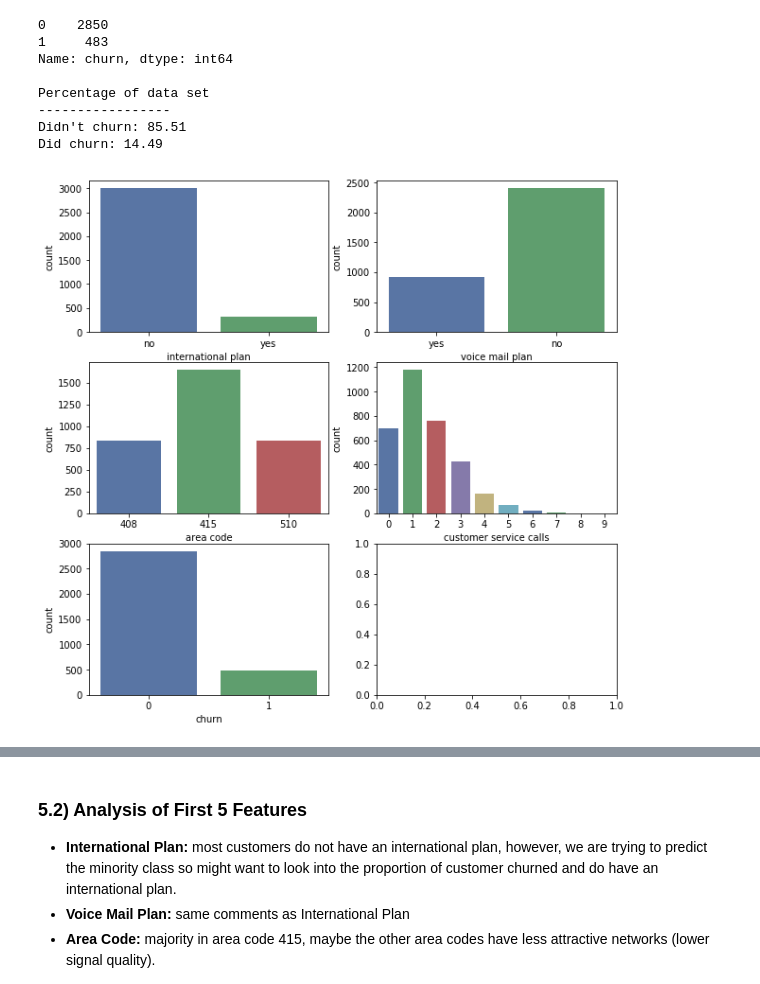
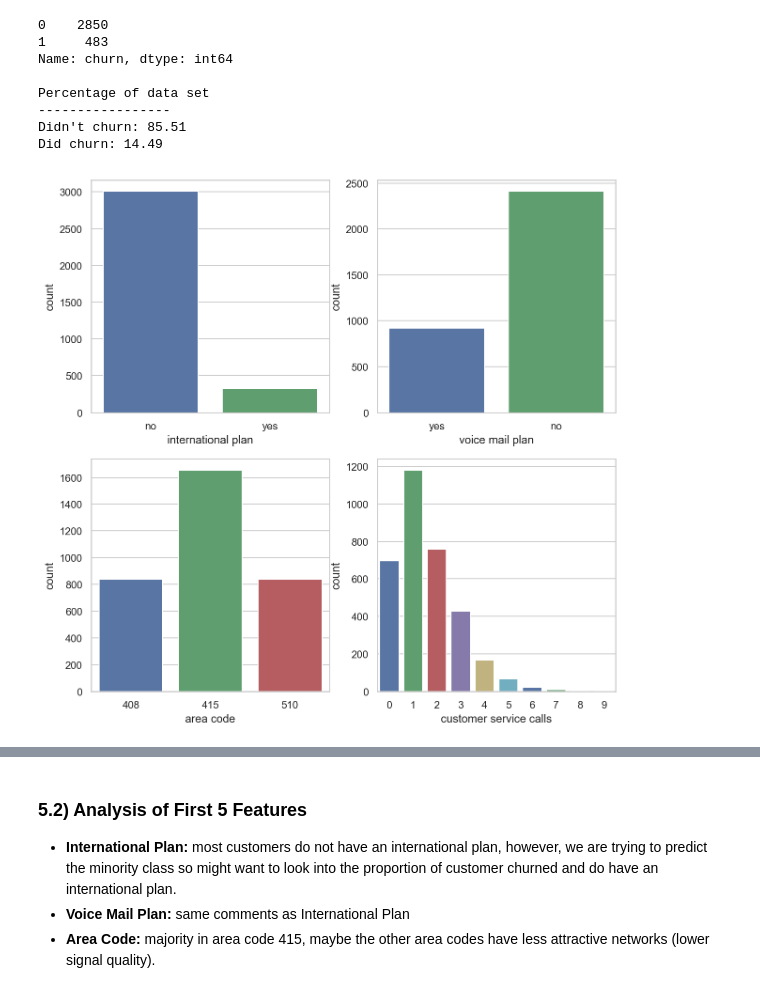
Before and after one commit to Herdmangct/Intellify_Github, a Jupyter notebook: Intellify Presentation - Kaggle Telecoms Churn Data.ipynb, the cells around one changed output, grey strips where cells are left out. Cells and saved outputs as stored; diff of their text form; code cells hidden in the pictures.

```diff
--- a/Intellify Presentation - Kaggle Telecoms Churn Data.ipynb
+++ b/Intellify Presentation - Kaggle Telecoms Churn Data.ipynb
@@ -59,7 +66,13 @@ import seaborn as sns
 import numpy as np
 %matplotlib inline
 
-sns.set_palette('deep')
+deep = ["#4C72B0", "#55A868", "#C44E52", "#8172B2", "#CCB974", "#64B5CD"]
+
+sns.set_palette(deep)
+sns.set_style("whitegrid", {'axes.grid' : False})
+
+%config InlineBackend.figure_format = 'retina'
+#%config InlineBackend.figure_format = 'svg'
 # %% [markdown]
 ## 2) Locate and Access Data
 # %% [markdown]
@@ -327,14 +340,19 @@ Percentage of data set
 -----------------
 Didn't churn: 85.51
 Did churn: 14.49
+# %%
+# Flag to control if images print
+print_image = True
 # %%
 # plot the categorical variables except for state (too many variables)
-_, axes = plt.subplots(nrows=3, ncols=2, figsize=(10, 10))
-colour_scheme = sns.color_palette(palette='deep')
+fig, axes = plt.subplots(nrows=2, ncols=2, figsize=(10, 10))
+colour_scheme = deep
 sns.countplot(x='international plan', data=categorical_features, ax=axes[0][0], palette=colour_scheme);
 sns.countplot(x='voice mail plan', data=categorical_features, ax=axes[0][1], palette=colour_scheme);
 sns.countplot(x='area code', data=categorical_features, ax=axes[1][0], palette=colour_scheme);
 sns.countplot(x='customer service calls', data=categorical_features, ax=axes[1][1], palette=colour_scheme);
-sns.countplot(x='churn', data=categorical_features, ax=axes[2][0], palette=colour_scheme);
+
+if print_image:
+    plt.savefig("'1Categorical_Features'.png");
 # %% [output]
-[figure, old version]
+[figure, new version]
```
Also changed, not shown: parts of 165 cells of this notebook, 1 other file.
